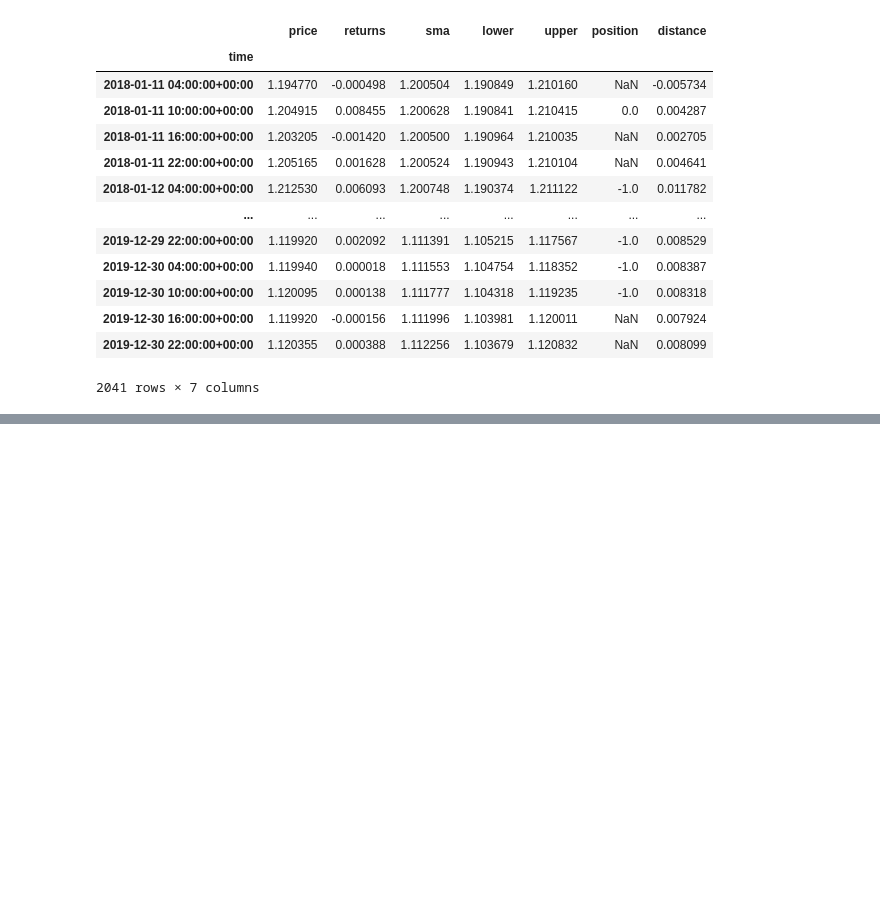
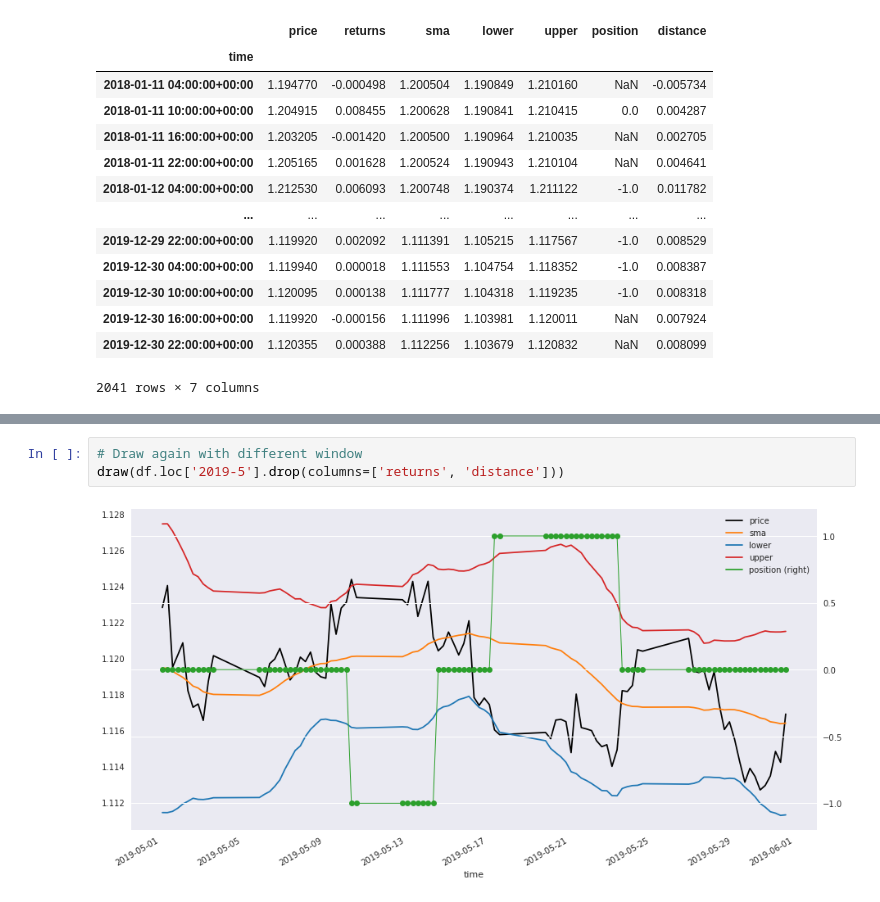
Before and after one commit to sidhlee/data-science-and-machine-learning, a Jupyter notebook: courses/algo-trade-a-z/part3_defining-and-testing-trading-strategies/04_mean-reversion-strategies.ipynb, the cells around one changed output, grey strips where cells are left out. Drawn from its saved outputs; the diff is of its cells as text; blank space fills up the shorter version.

```diff
--- a/courses/algo-trade-a-z/part3_defining-and-testing-trading-strategies/04_mean-reversion-strategies.ipynb
+++ b/courses/algo-trade-a-z/part3_defining-and-testing-trading-strategies/04_mean-reversion-strategies.ipynb
@@ -271,0 +290,5 @@ df.drop(columns=['returns', 'distance']).loc['2019-10': '2019-12'].plot(figsize=
+# %%
+# Draw again with different window
+draw(df.loc['2019-5'].drop(columns=['returns', 'distance']))
+# %% [output]
+[figure, added]
```
Also changed, not shown: parts of 8 cells of this notebook.
